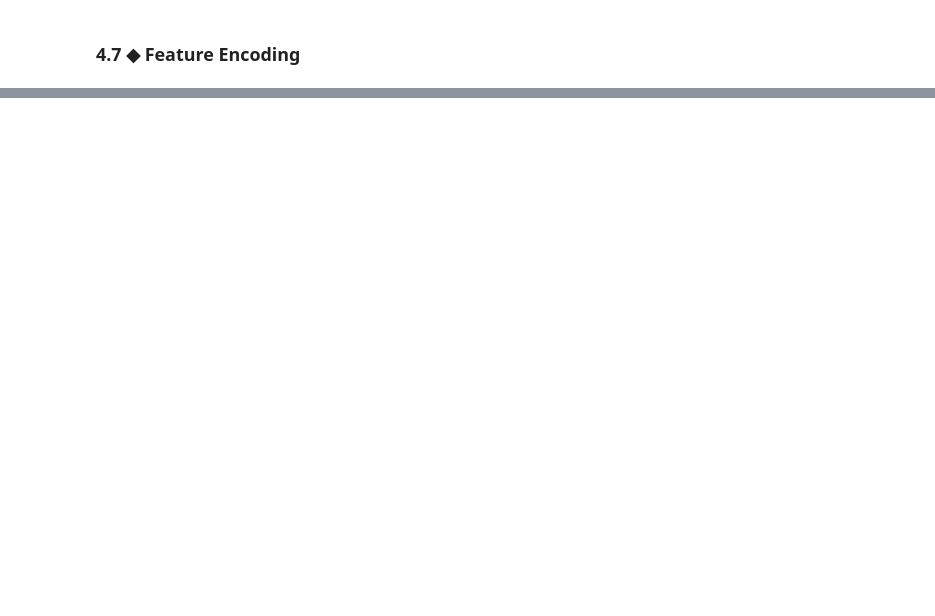
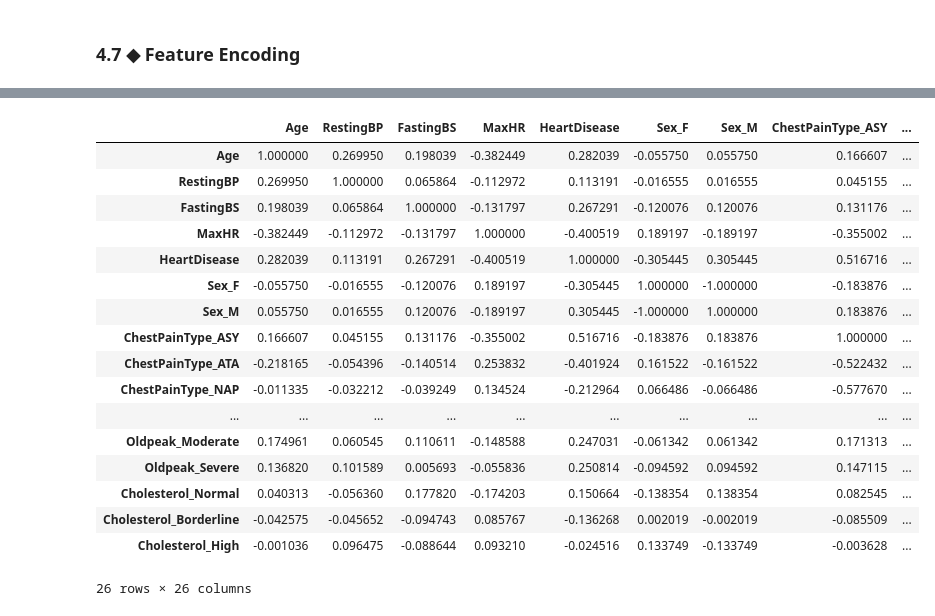
Before and after one commit to AdhamAllamx/Heart_Failure_Prediction, a Jupyter notebook: Machine_Learning_Project.ipynb, the cells around one changed output, grey strips where cells are left out. Cells and saved outputs as stored; diff of their text form; code cells hidden in the pictures; blank space fills up the shorter version.

```diff
--- a/Machine_Learning_Project.ipynb
+++ b/Machine_Learning_Project.ipynb
@@ -1012,0 +1097,2 @@ plot_histogram_kde_distirbution(heart_failure_df,features_to_be_normalized)
+# %%
+heart_failure_df = apply_one_hot_encoding(heart_failure_df,'ST_Slope')
@@ -1012,0 +1123,22 @@ plot_histogram_kde_distirbution(heart_failure_df,features_to_be_normalized)
+# %%
+correlation_cleaned_matrix = heart_failure_df.corr()
+correlation_cleaned_matrix
+# %% [output]
+|  | Age | RestingBP | FastingBS | MaxHR | HeartDisease | Sex_F | Sex_M | ChestPainType_ASY | ... |
+| Age | 1.000000 | 0.269950 | 0.198039 | -0.382449 | 0.282039 | -0.055750 | 0.055750 | 0.166607 | ... |
+| RestingBP | 0.269950 | 1.000000 | 0.065864 | -0.112972 | 0.113191 | -0.016555 | 0.016555 | 0.045155 | ... |
+| FastingBS | 0.198039 | 0.065864 | 1.000000 | -0.131797 | 0.267291 | -0.120076 | 0.120076 | 0.131176 | ... |
+| MaxHR | -0.382449 | -0.112972 | -0.131797 | 1.000000 | -0.400519 | 0.189197 | -0.189197 | -0.355002 | ... |
+| HeartDisease | 0.282039 | 0.113191 | 0.267291 | -0.400519 | 1.000000 | -0.305445 | 0.305445 | 0.516716 | ... |
+| Sex_F | -0.055750 | -0.016555 | -0.120076 | 0.189197 | -0.305445 | 1.000000 | -1.000000 | -0.183876 | ... |
+| Sex_M | 0.055750 | 0.016555 | 0.120076 | -0.189197 | 0.305445 | -1.000000 | 1.000000 | 0.183876 | ... |
+| ChestPainType_ASY | 0.166607 | 0.045155 | 0.131176 | -0.355002 | 0.516716 | -0.183876 | 0.183876 | 1.000000 | ... |
+| ChestPainType_ATA | -0.218165 | -0.054396 | -0.140514 | 0.253832 | -0.401924 | 0.161522 | -0.161522 | -0.522432 | ... |
+| ChestPainType_NAP | -0.011335 | -0.032212 | -0.039249 | 0.134524 | -0.212964 | 0.066486 | -0.066486 | -0.577670 | ... |
+| ... | ... | ... | ... | ... | ... | ... | ... | ... | ... |
+| Oldpeak_Moderate | 0.174961 | 0.060545 | 0.110611 | -0.148588 | 0.247031 | -0.061342 | 0.061342 | 0.171313 | ... |
+| Oldpeak_Severe | 0.136820 | 0.101589 | 0.005693 | -0.055836 | 0.250814 | -0.094592 | 0.094592 | 0.147115 | ... |
+| Cholesterol_Normal | 0.040313 | -0.056360 | 0.177820 | -0.174203 | 0.150664 | -0.138354 | 0.138354 | 0.082545 | ... |
+| Cholesterol_Borderline | -0.042575 | -0.045652 | -0.094743 | 0.085767 | -0.136268 | 0.002019 | -0.002019 | -0.085509 | ... |
+| Cholesterol_High | -0.001036 | 0.096475 | -0.088644 | 0.093210 | -0.024516 | 0.133749 | -0.133749 | -0.003628 | ... |
+26 rows × 26 columns
```
Also changed, not shown: parts of 24 cells of this notebook.
